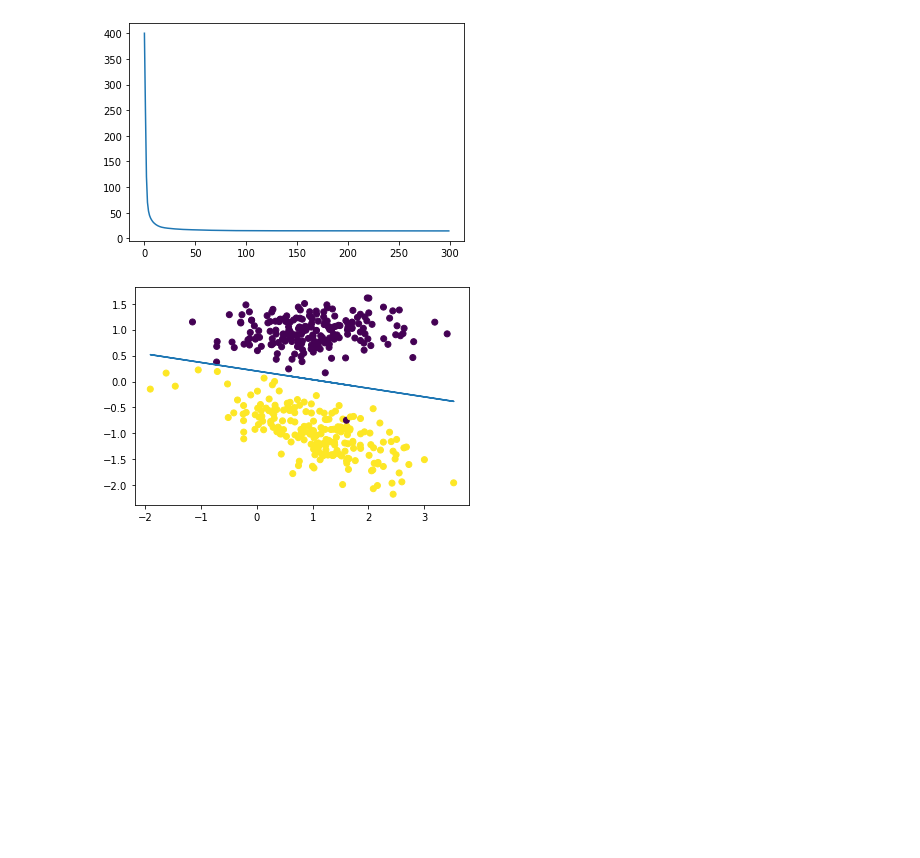
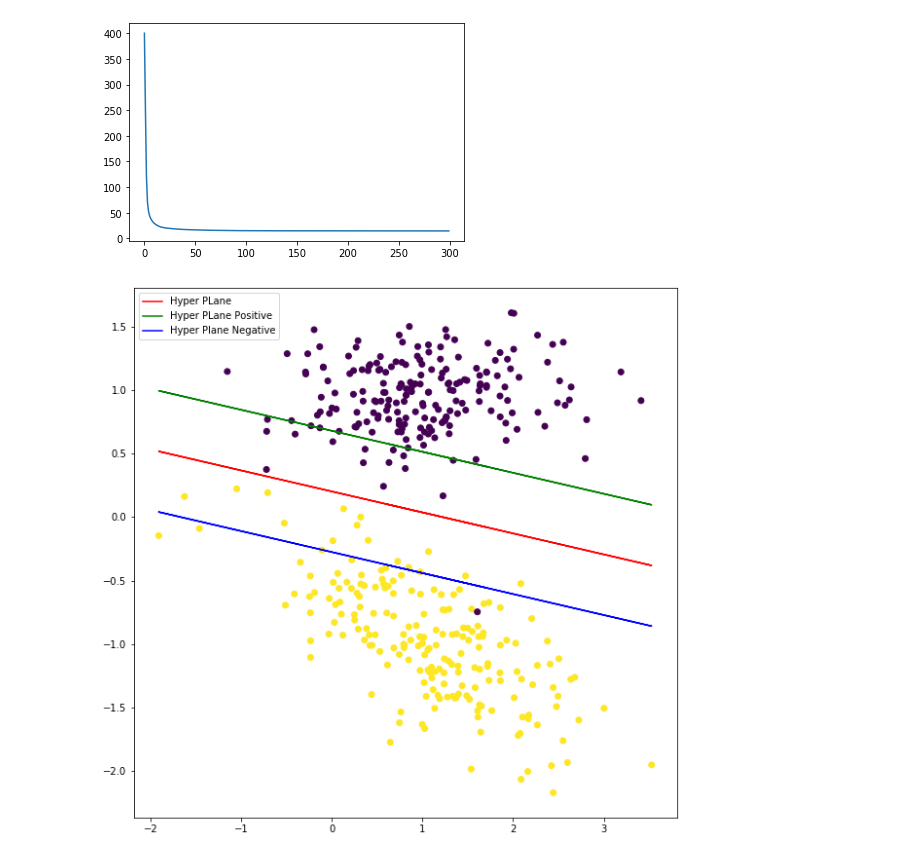
Before and after one commit to JayantGoel001/Support-Vector-Machine, a Jupyter notebook: Support Vector Machine.ipynb, the cells around one changed output. Drawn from its saved outputs; the diff is of its cells as text; code cells hidden in the pictures; blank space fills up the shorter version.

```diff
--- a/Support Vector Machine.ipynb
+++ b/Support Vector Machine.ipynb
@@ -67,9 +67,15 @@ plt.show()
 [figure]
 # %%
 x2 = -(W[0]*X[:,0]+b)/W[1]
+xPos = -(W[0]*X[:,0]+b+1)/W[1]
+xNeg = -(W[0]*X[:,0]+b-1)/W[1]
 # %%
+plt.figure(figsize=(10,10))
 plt.scatter(X[:,0],X[:,1],c=y)
-plt.plot(X[:,0],x2)
+plt.plot(X[:,0],x2,color="red",label="Hyper PLane")
+plt.plot(X[:,0],xPos,color="green",label="Hyper PLane Positive")
+plt.plot(X[:,0],xNeg,color="blue",label="Hyper Plane Negative")
+plt.legend()
 plt.show()
 # %% [output]
-[figure, old version]
+[figure, new version]
```
